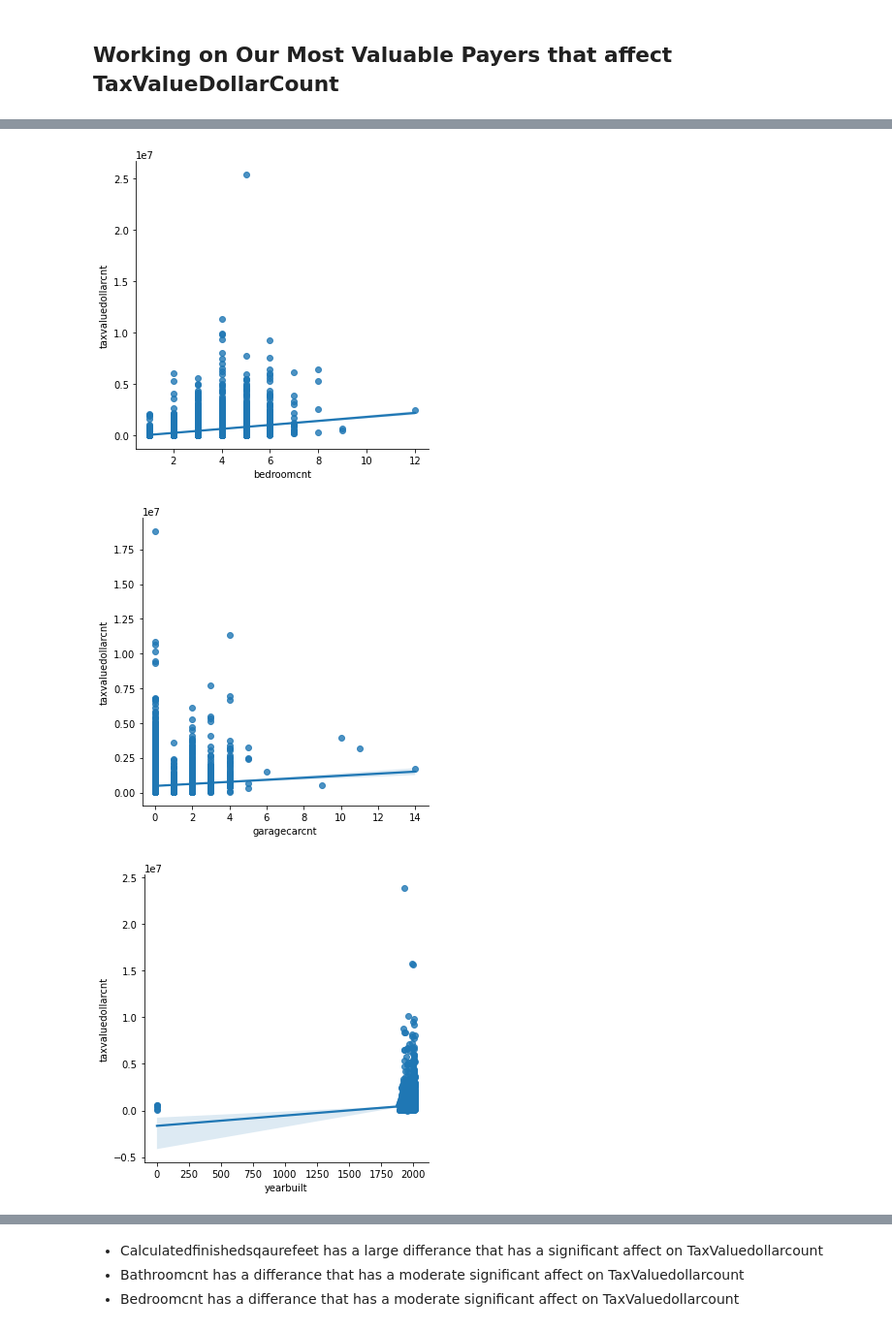
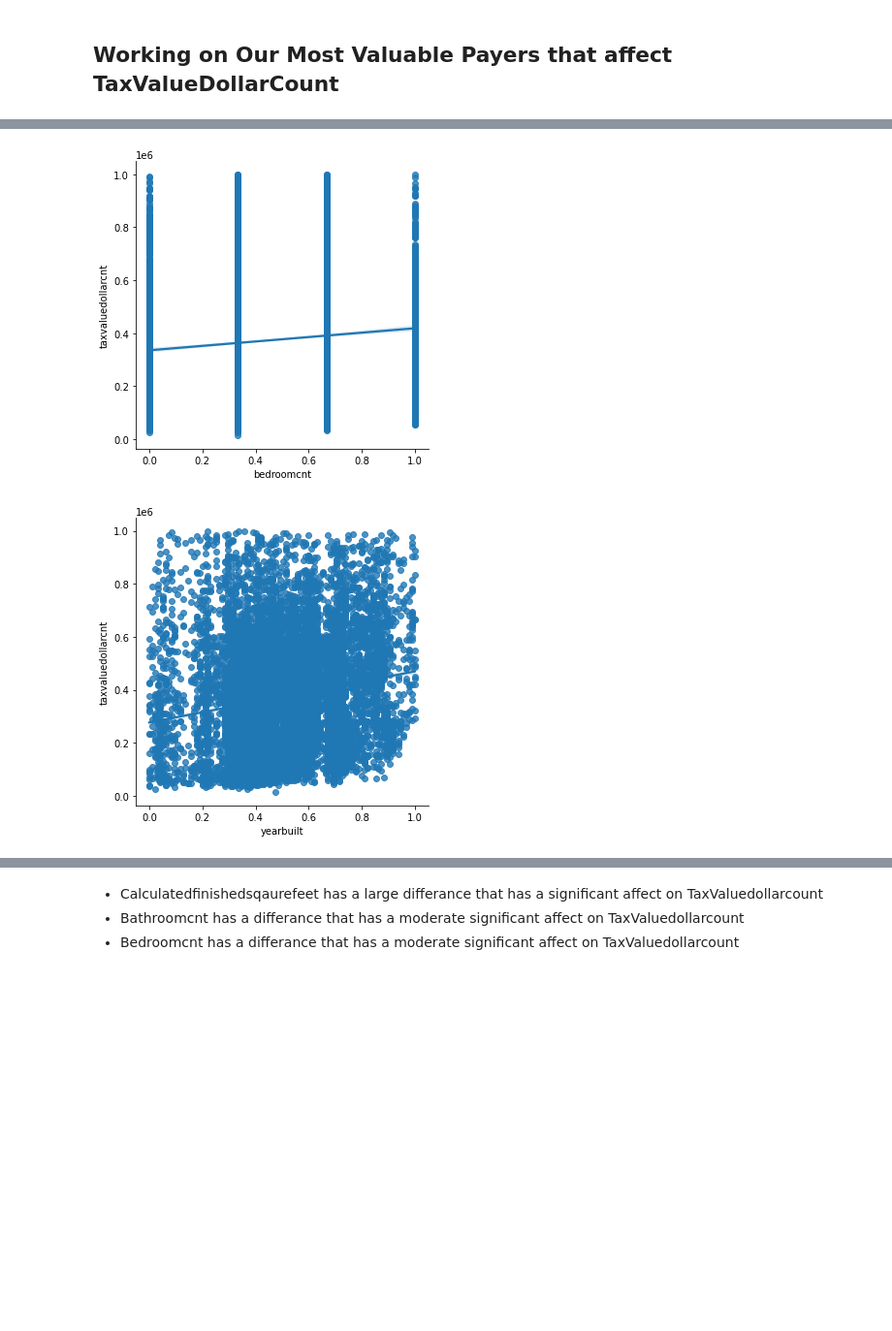
Before and after one commit to EribertoContreras/zillow_estimating_home_value, a Jupyter notebook: All the work.ipynb, the cells around one changed output, grey strips where cells are left out. Shown at 97% size. Saved outputs shown, nothing was run; the diff lists cells and outputs as text; code cells hidden in the pictures; blank space fills up the shorter version.

```diff
--- a/All the work.ipynb
+++ b/All the work.ipynb
@@ -185,3 +259,3 @@ memory usage: 3.6+ MB
 # %%
-prepare.plot_variable_pairs(train)
+prepare.plot_variable_pairs(train_scaled)
 # %% [output]
@@ -190,6 +264,5 @@ prepare.plot_variable_pairs(train)
-[figure, old version]
+[figure, new version]
-[figure, old version]
+[figure, new version]
-[figure, removed]
 # %%
 sns.barplot(x = 'bathroomcnt', y='taxvaluedollarcnt', hue = 'fips',data=train.sample(1000))
 # %% [output]
```
Also changed, not shown: parts of 66 cells of this notebook, 1 other file.
